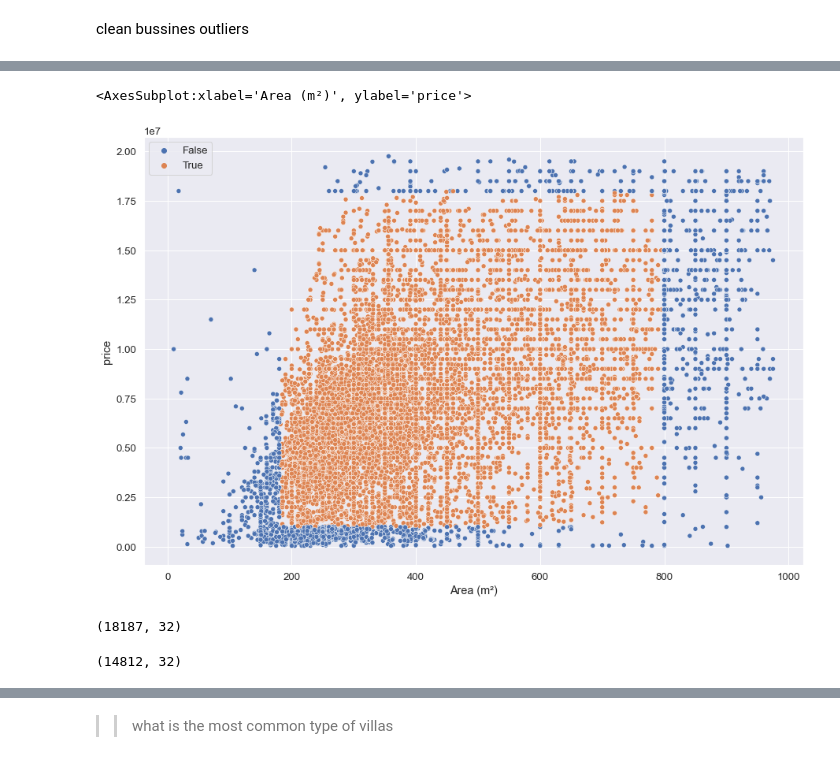
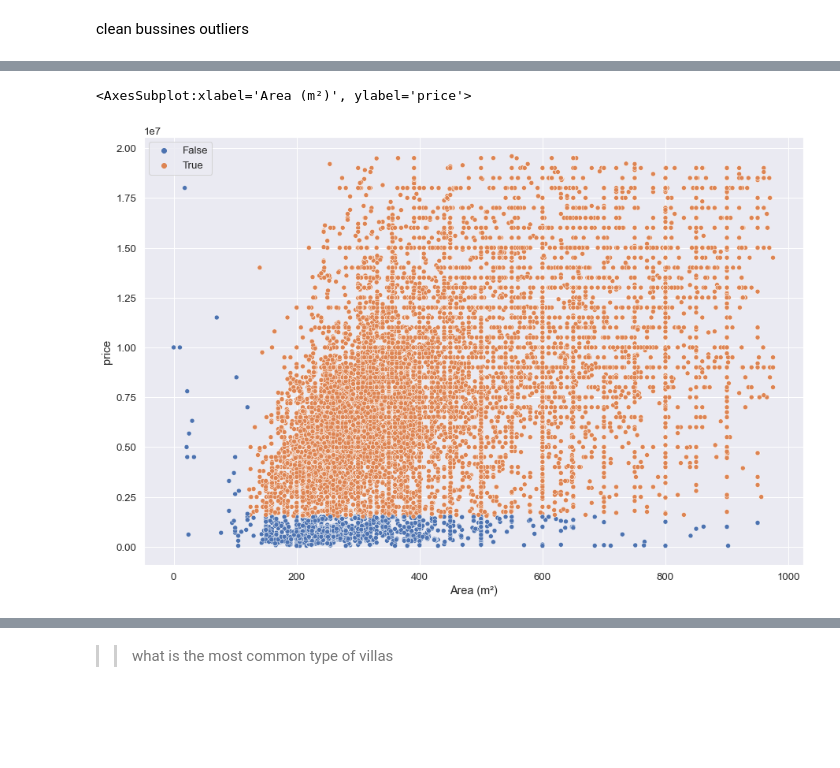
Before and after one commit to mabdulbaqui/OLX, a Jupyter notebook: MORE/cats/vilas_Sell/exploer.ipynb, the cells around one changed output, grey strips where cells are left out. Drawn from its saved outputs; the diff is of its cells as text; code cells hidden in the pictures; blank space fills up the shorter version.

```diff
--- a/MORE/cats/vilas_Sell/exploer.ipynb
+++ b/MORE/cats/vilas_Sell/exploer.ipynb
@@ -458,0 +444,17 @@ df.loc[df['Compound'].isnull(),'Compound']=df.apply(x,axis=1)
+# %%
+cat_outliers=[]
+for k,v in df['Compound'].value_counts().items():
+    if v <10:
+        cat_outliers.append(k)
+df.drop(df[df['Compound'].isin(cat_outliers)].index,inplace=True)
+# %%
+for  i in ['Bedrooms','Bathrooms' ,'Delivery Date']:
+    cat_outliers=[]
+    for k,v in df[i].value_counts().items():
+        if v <105:
+            cat_outliers.append(k)
+        df.drop(df[df[i].isin(cat_outliers)].index,inplace=True)
+# %%
+for  i in ['Bedrooms','Bathrooms' ,'Delivery Date']:
+    cat_outliers=[]
+    print(df[i].value_counts())
@@ -474,8 +483,0 @@ Name: Furnished, dtype: int64
-# %%
-catoutliers=[]
-for i in ['Amenities']:
-    for  k ,v in df[i].value_counts().items():
-        if v==1:
-            catoutliers.append(k)
-
-df.drop(df.loc[df['Amenities'].isin(catoutliers),'Amenities'].index,inplace=True)
@@ -583,14 +528,12 @@ sns.stripplot(x="price", data=df, color="#474646")
 # %%
-upper=18_000_000
-lower=1000_000
+upper=20_000_000
+lower=1500_000
+upper_a=1500
+lower_a=120
 flt_p=((df['price']<upper) & (df['price']>lower))
-flt_a=(df['Area (m²)']>180) & (df['Area (m²)']<800)
+flt_a=(df['Area (m²)']>lower_a) & (df['Area (m²)']<upper_a)
 sns.scatterplot(x="Area (m²)",y='price', data=df, hue=flt_a & flt_p)
 # %% [output]
 <AxesSubplot:xlabel='Area (m²)', ylabel='price'>
-[figure, old version]
+[figure, new version]
-# %%
-df.shape
-# %% [output]
-(18187, 32)
 # %%
@@ -598,7 +541,3 @@ df=df[((df['price']<upper) & (df['price']>lower)) & (df['Area (m²)']>200) & (df
-# %%
-df.shape
-# %% [output]
-(14812, 32)
 # %%
 outliers_indices = detect_outliers(df, 0, idx)
 len(outliers_indices)
```
Also changed, not shown: parts of 123 cells of this notebook, 15 other files.
